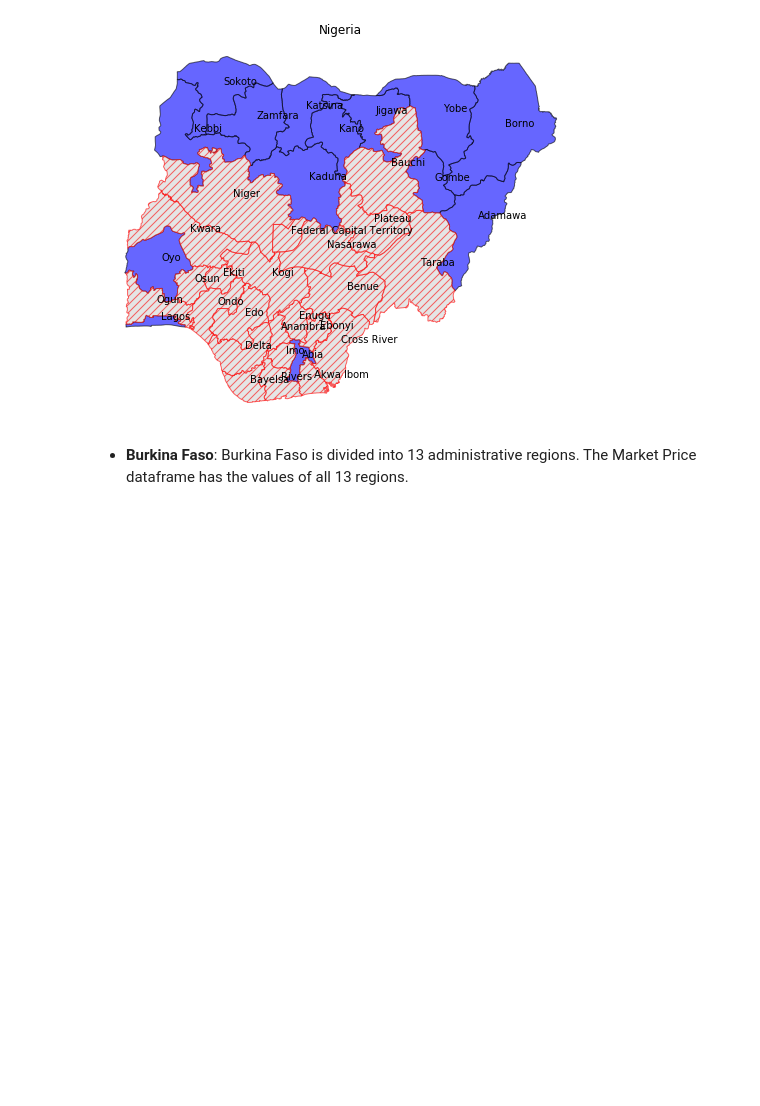
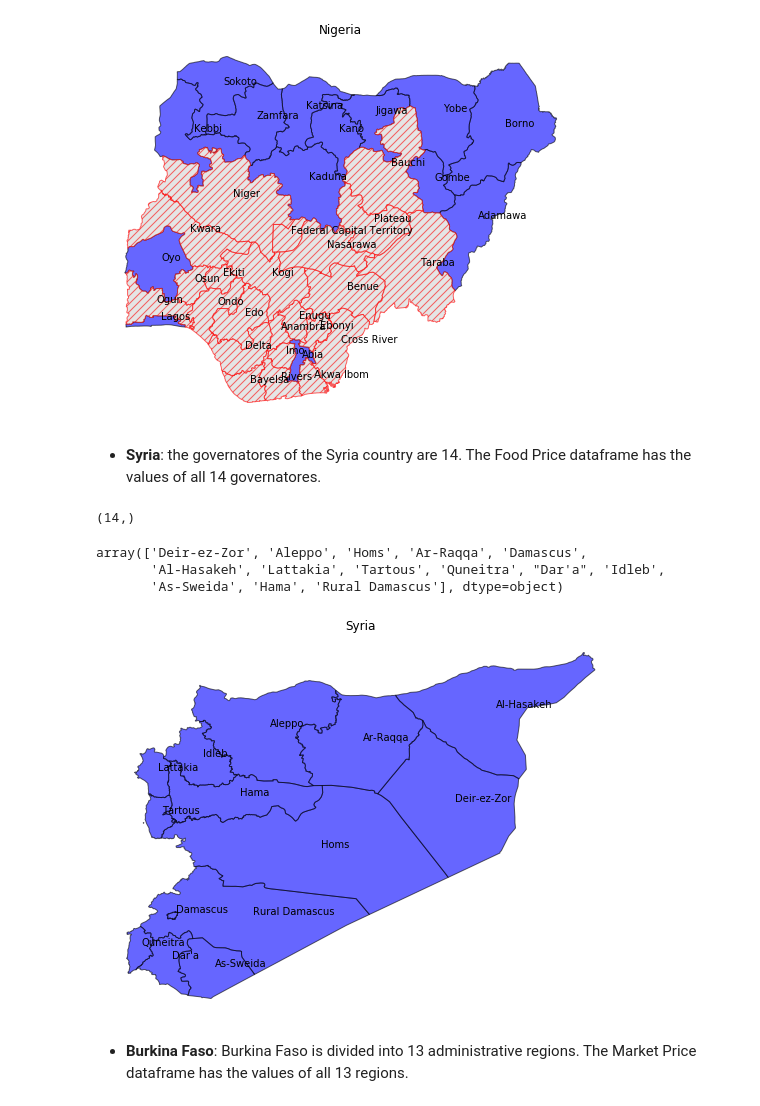
Before and after one commit to pietro-foini/ISI-WFP, a Jupyter notebook: project/Data Sources/Market Prices/Marker Prices.ipynb, the cells around one changed output. Cells and saved outputs as stored; diff of their text form; code cells hidden in the pictures; blank space fills up the shorter version.

```diff
--- a/project/Data Sources/Market Prices/Marker Prices.ipynb
+++ b/project/Data Sources/Market Prices/Marker Prices.ipynb
@@ -154,6 +158,20 @@ array(['Adamawa', 'Borno', 'Kaduna', 'Gombe', 'Kebbi', 'Katsina', 'Lagos',
 draw_adminstratas("Nigeria", AdminStratas["Nigeria"], "../Shape Files/shapefiles/Nigeria/administrative level 1", figsize = (10, 7), annotation = True)
 # %% [output]
 [figure]
+# %% [markdown]
+- **Syria**: the governatores of the Syria country are 14. The Food Price dataframe has the values of all 14 governatores.
+# %%
+print(AdminStratas["Syria"].shape)
+AdminStratas["Syria"]
+# %% [output]
+(14,)
+array(['Deir-ez-Zor', 'Aleppo', 'Homs', 'Ar-Raqqa', 'Damascus',
+       'Al-Hasakeh', 'Lattakia', 'Tartous', 'Quneitra', "Dar'a", 'Idleb',
+       'As-Sweida', 'Hama', 'Rural Damascus'], dtype=object)
+# %%
+draw_adminstratas("Syria", AdminStratas["Syria"], "../Shape Files/shapefiles/Syria/administrative level 1", figsize = (10, 7), annotation = True)
+# %% [output]
+[figure, added]
 # %% [markdown]
 - **Burkina Faso**: Burkina Faso is divided into 13 administrative regions. The Market Price dataframe has the values of all 13 regions.
 # %%
```
Also changed, not shown: parts of 30 cells of this notebook, 40 other files.
